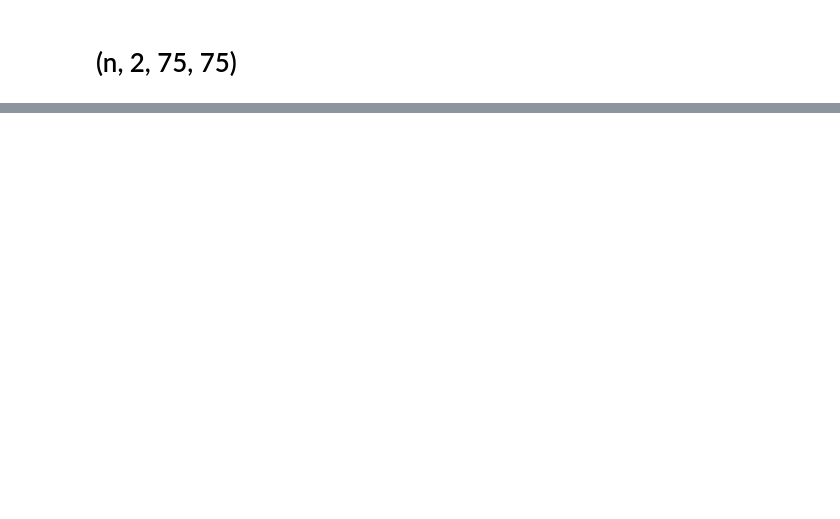
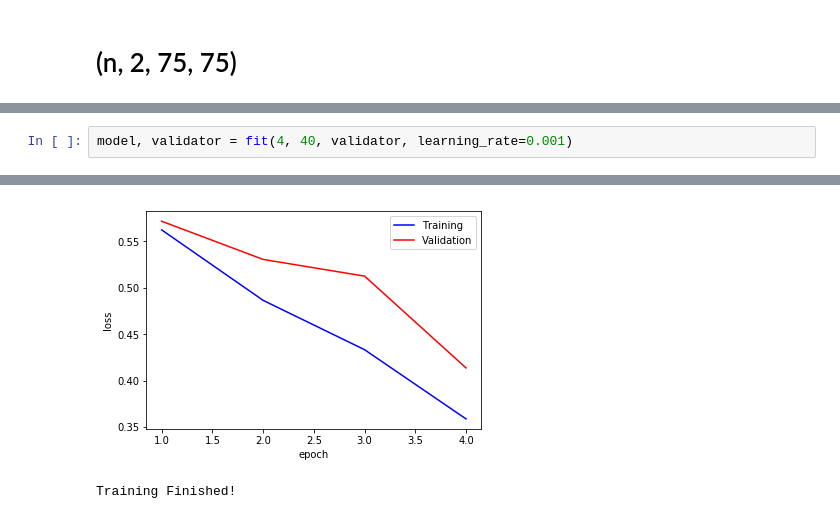
Before and after one commit to gamleksi/statoil, a Jupyter notebook: src/main.ipynb, the cells around one changed output, grey strips where cells are left out. Cells and saved outputs as stored; diff of their text form; blank space fills up the shorter version.

```diff
--- a/src/main.ipynb
+++ b/src/main.ipynb
@@ -144,0 +273,3 @@ data_loader = DataLoader(
+# %%
+model, validator = fit(4, 40, validator, learning_rate=0.001)
+# %% [output]
@@ -144,0 +284,2 @@ data_loader = DataLoader(
+[figure, added]
+Training Finished!
```
Also changed, not shown: parts of 14 cells of this notebook, 1 other file.
